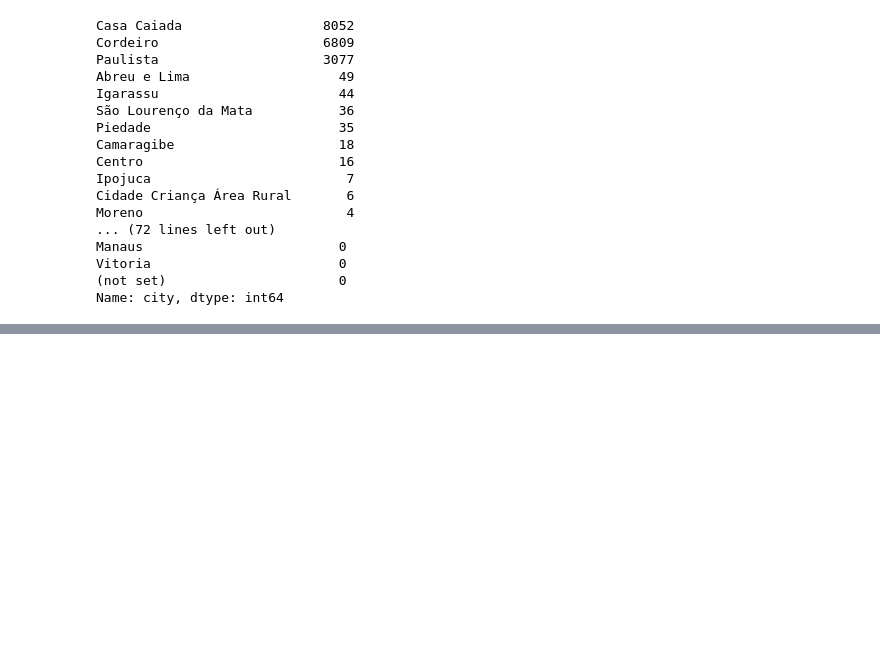
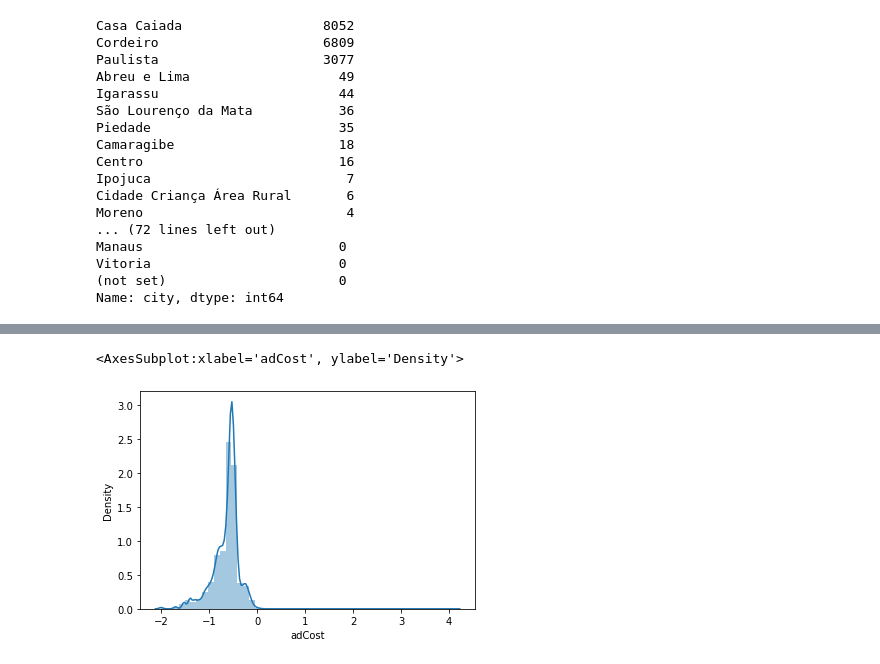
Before and after one commit to rafaellsma/adsense-analysis, a Jupyter notebook: adsense-anlysis.ipynb, the cells around one changed output, grey strips where cells are left out. Saved outputs shown, nothing was run; the diff lists cells and outputs as text; code cells hidden in the pictures; blank space fills up the shorter version.

```diff
--- a/adsense-anlysis.ipynb
+++ b/adsense-anlysis.ipynb
@@ -281,0 +327,6 @@ Name: city, dtype: int64
+# %%
+x = dataset[dataset.adCost > 0].adCost
+sbn.distplot(x.apply(log10))
+# %% [output]
+<AxesSubplot:xlabel='adCost', ylabel='Density'>
+[figure, added]
```
Also changed, not shown: parts of 28 cells of this notebook.
